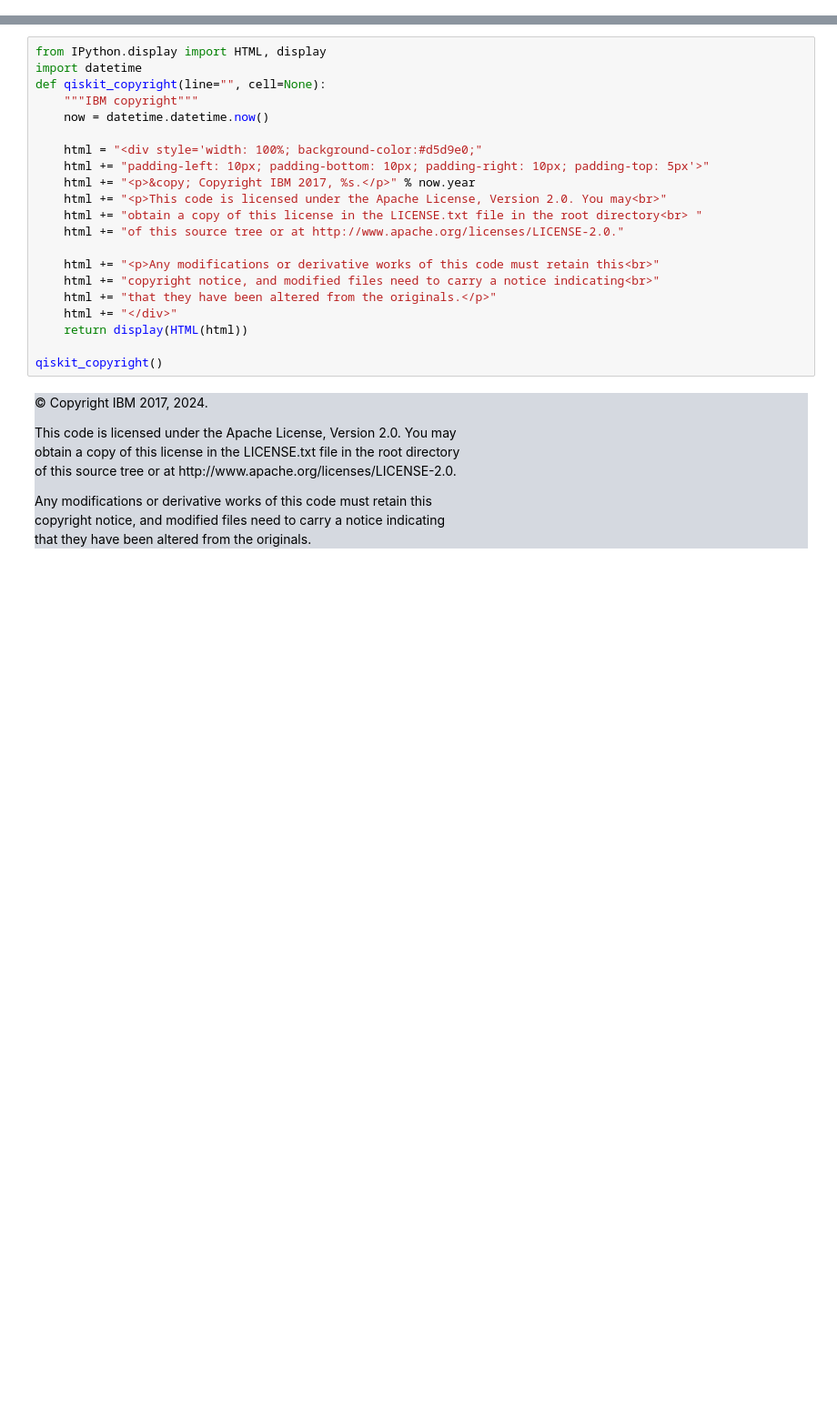
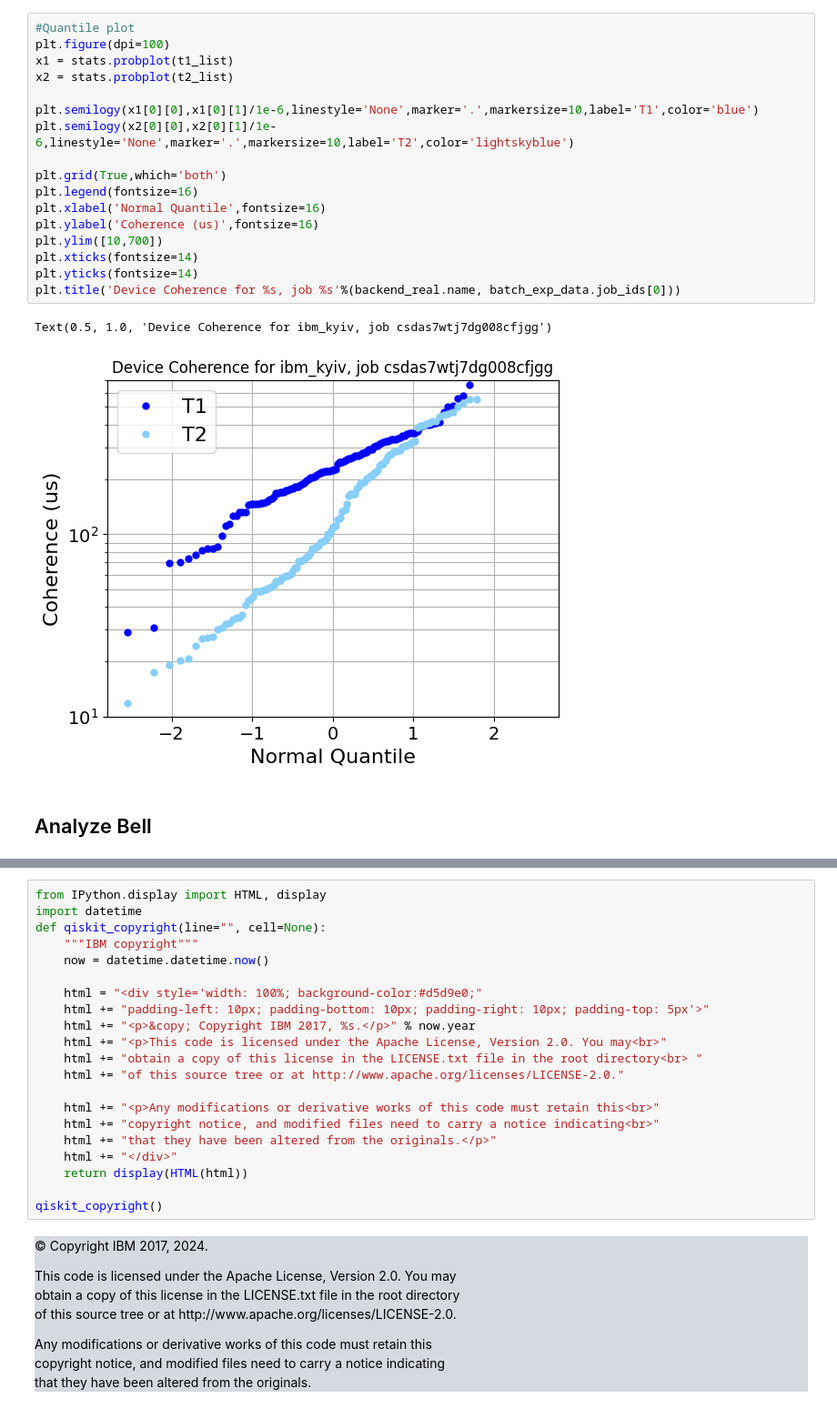
Before and after one commit to qiskit-community/qiskit-device-benchmarking, a Jupyter notebook: notebooks/bell_tphi.ipynb, the cells around one changed output, grey strips where cells are left out. Shown at 91% size. Cells and saved outputs as stored; diff of their text form; blank space fills up the shorter version.

```diff
--- a/notebooks/bell_tphi.ipynb
+++ b/notebooks/bell_tphi.ipynb
@@ -83,0 +145,22 @@ batch_exp_data.figure(i).figure
+# %%
+#Quantile plot
+plt.figure(dpi=100)
+x1 = stats.probplot(t1_list)
+x2 = stats.probplot(t2_list)
+
+plt.semilogy(x1[0][0],x1[0][1]/1e-6,linestyle='None',marker='.',markersize=10,label='T1',color='blue')
+plt.semilogy(x2[0][0],x2[0][1]/1e-6,linestyle='None',marker='.',markersize=10,label='T2',color='lightskyblue')
+
+plt.grid(True,which='both')
+plt.legend(fontsize=16)
+plt.xlabel('Normal Quantile',fontsize=16)
+plt.ylabel('Coherence (us)',fontsize=16)
+plt.ylim([10,700])
+plt.xticks(fontsize=14)
+plt.yticks(fontsize=14)
+plt.title('Device Coherence for %s, job %s'%(backend_real.name, batch_exp_data.job_ids[0]))
+# %% [output]
+Text(0.5, 1.0, 'Device Coherence for ibm_kyiv, job csdas7wtj7dg008cfjgg')
+[figure, added]
+# %% [markdown]
+## Analyze Bell
```
Also changed, not shown: parts of 25 cells of this notebook.
